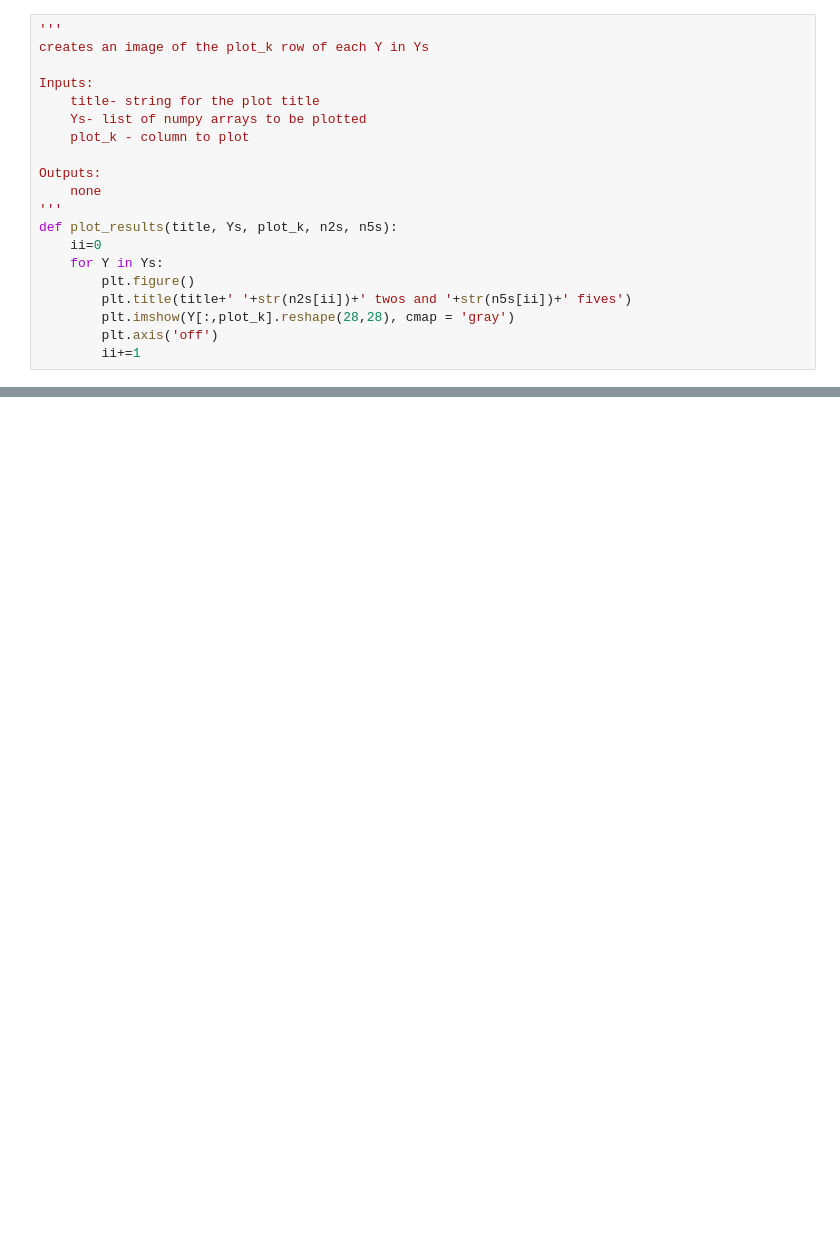
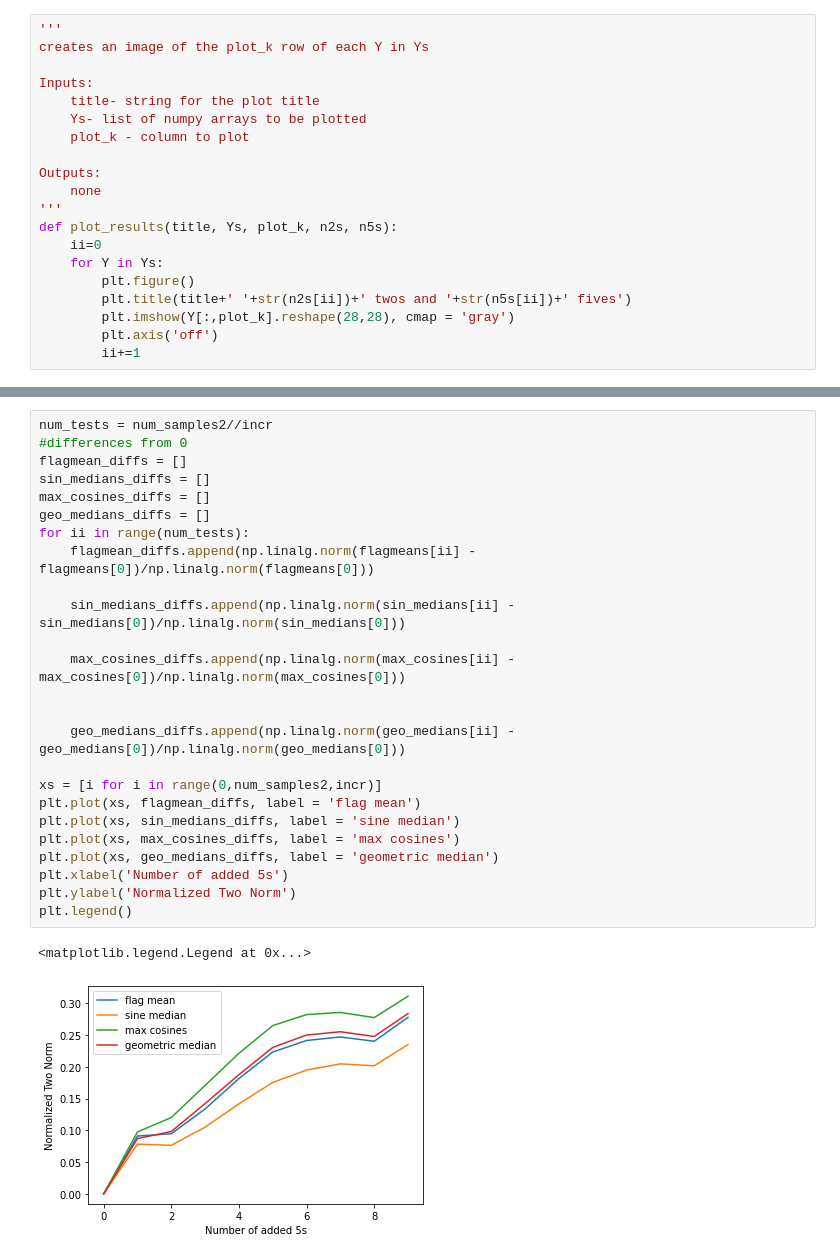
Before and after one commit to nmank/FlagIRLS, a Jupyter notebook: Synthetic_and_MNIST.ipynb, the cells around one changed output, grey strips where cells are left out. Drawn from its saved outputs; the diff is of its cells as text; blank space fills up the shorter version.

```diff
--- a/Synthetic_and_MNIST.ipynb
+++ b/Synthetic_and_MNIST.ipynb
@@ -290,0 +336,28 @@ Max Cos finished
+# %%
+num_tests = num_samples2//incr
+#differences from 0
+flagmean_diffs = []
+sin_medians_diffs = []
+max_cosines_diffs = []
+geo_medians_diffs = []
+for ii in range(num_tests):
+    flagmean_diffs.append(np.linalg.norm(flagmeans[ii] - flagmeans[0])/np.linalg.norm(flagmeans[0]))
+
+    sin_medians_diffs.append(np.linalg.norm(sin_medians[ii] - sin_medians[0])/np.linalg.norm(sin_medians[0]))
+
+    max_cosines_diffs.append(np.linalg.norm(max_cosines[ii] - max_cosines[0])/np.linalg.norm(max_cosines[0]))
+
+
+    geo_medians_diffs.append(np.linalg.norm(geo_medians[ii] - geo_medians[0])/np.linalg.norm(geo_medians[0]))
+
+xs = [i for i in range(0,num_samples2,incr)]
+plt.plot(xs, flagmean_diffs, label = 'flag mean')
+plt.plot(xs, sin_medians_diffs, label = 'sine median')
+plt.plot(xs, max_cosines_diffs, label = 'max cosines')
+plt.plot(xs, geo_medians_diffs, label = 'geometric median')
+plt.xlabel('Number of added 5s')
+plt.ylabel('Normalized Two Norm')
+plt.legend()
+# %% [output]
+<matplotlib.legend.Legend at 0x...>
+[figure, added]
```
Also changed, not shown: parts of 13 cells of this notebook.
